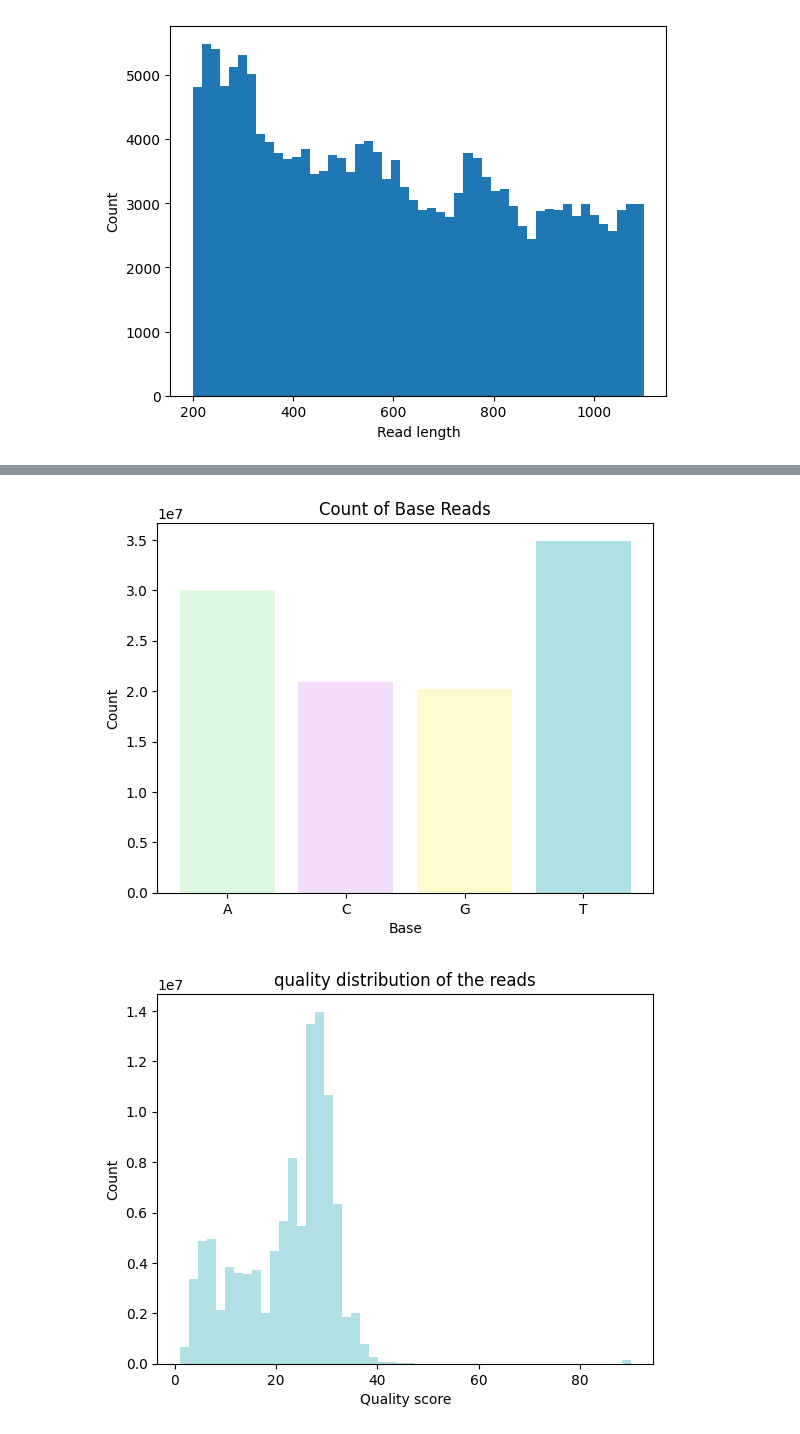
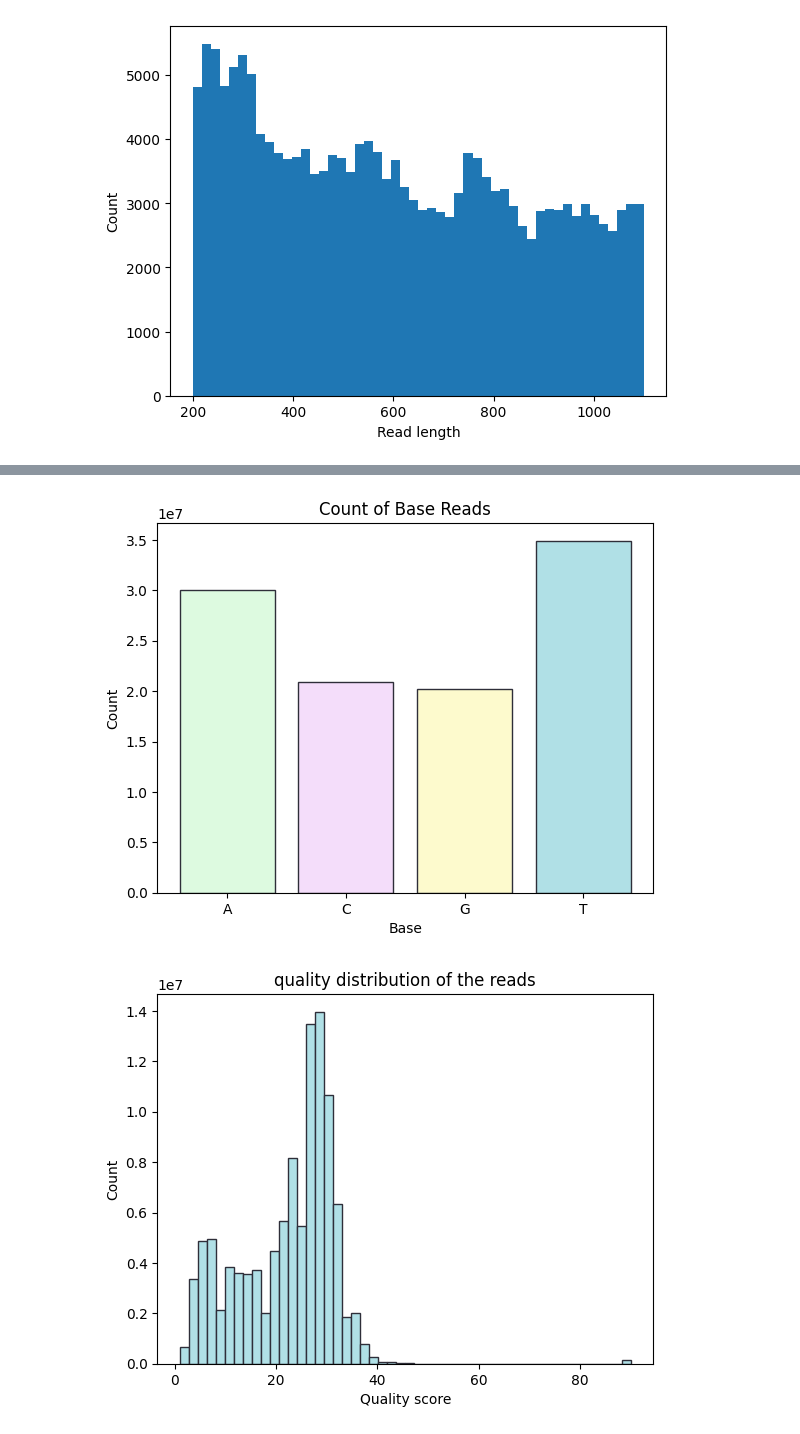
Before and after one commit to farazrahman/techtalk-wids-ps-23, a Jupyter notebook: analyze-fastq.ipynb, the cells around one changed output, grey strips where cells are left out. Drawn from its saved outputs; the diff is of its cells as text; code cells hidden in the pictures.

```diff
--- a/analyze-fastq.ipynb
+++ b/analyze-fastq.ipynb
@@ -33,25 +33,25 @@ for record in records:
     for base in record.seq:
         if base.upper() in counts:
             counts[base.upper()] += 1
-plt.bar(counts.keys(), counts.values(), color=['#DDFAE0', '#F4DDFA', '#FDFACD', 'powderblue'])
+plt.bar(counts.keys(), counts.values(), color=['#DDFAE0', '#F4DDFA', '#FDFACD', 'powderblue'], edgecolor="#2E2E39")
 plt.xlabel("Base")
 plt.ylabel("Count")
 plt.title("Count of Base Reads")
 plt.show()
 # %% [output]
-[figure, old version]
+[figure, new version]
 # %%
 # Calculate and plot the quality distribution of the reads
 fastq_file = "SRR17066006.fastq"
 records = SeqIO.parse(fastq_file, "fastq")
 qualities = []
 for record in records:
     for quality in record.letter_annotations["phred_quality"]:
         qualities.append(quality)
-plt.hist(qualities, bins=50, color="powderblue")
+plt.hist(qualities, bins=50, color="powderblue", edgecolor="#2E2E39")
 plt.xlabel("Quality score")
 plt.ylabel("Count")
 plt.title("quality distribution of the reads")
 plt.show()
 # %% [output]
-[figure, old version]
+[figure, new version]
```
Also changed, not shown: parts of 3 cells of this notebook.
